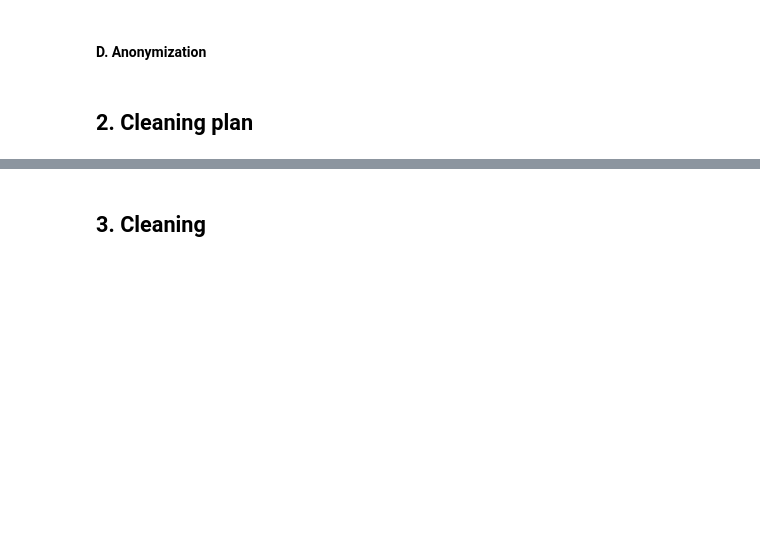
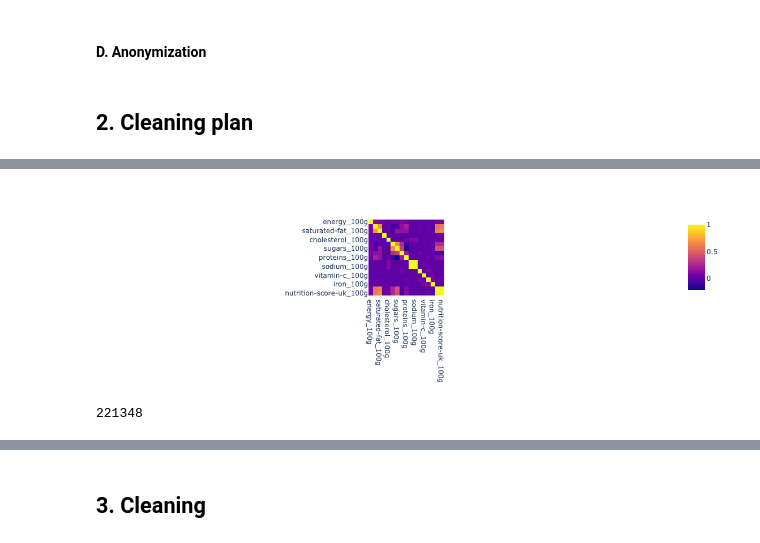
Before and after one commit to gaspardhurez/oc_p2, a Jupyter notebook: Hurez_Gaspard_1_cleaning_notebook_date.ipynb, the cells around one changed output, grey strips where cells are left out. Saved outputs shown, nothing was run; the diff lists cells and outputs as text; code cells hidden in the pictures; blank space fills up the shorter version.

Commit message:
Targeted relevant variables

```diff
--- a/Hurez_Gaspard_1_cleaning_notebook_date.ipynb
+++ b/Hurez_Gaspard_1_cleaning_notebook_date.ipynb
@@ -40,0 +42,7 @@ df.head()
+# %%
+missing_values = df.isnull().sum().sort_values(ascending=False)
+missing_values_pct = missing_values / 320772 * 100
+variables_80pct_null = (80 > missing_values_pct)
+# %%
+df = df.loc[:, variables_80pct_null]
+list(df.columns)
@@ -41,3 +67,19 @@ df.head()
+# %%
+columns_to_drop = ['code',
+                   'url',
+                   'creator',
+                   'created_t',
+                   'created_datetime',
+                   'last_modified_t',
+                   'last_modified_datetime',
+                   'image_url',
+                   'image_small_url',
+                   'tags'
+                  ]
+
+regex = '|'.join(columns_to_drop)
+df_to_drop = df.filter(regex=regex, axis=1)
+df = df.drop(df_to_drop.columns, axis=1)
 # %%
 df.shape
 # %% [output]
@@ -72,0 +107,11 @@ columns_to_drop = ['code',
+# %%
+mask = (df.dtypes == 'float64') & (df.columns.str.contains('100g'))
+corr_matrix = df.loc[:, mask].corr()
+heatmap = px.imshow(corr_matrix)
+heatmap.show()
+# %% [output]
+[figure, added]
+# %%
+len(df['product_name'].unique())
+# %% [output]
+221348
```
Also changed, not shown: parts of 13 cells of this notebook.
